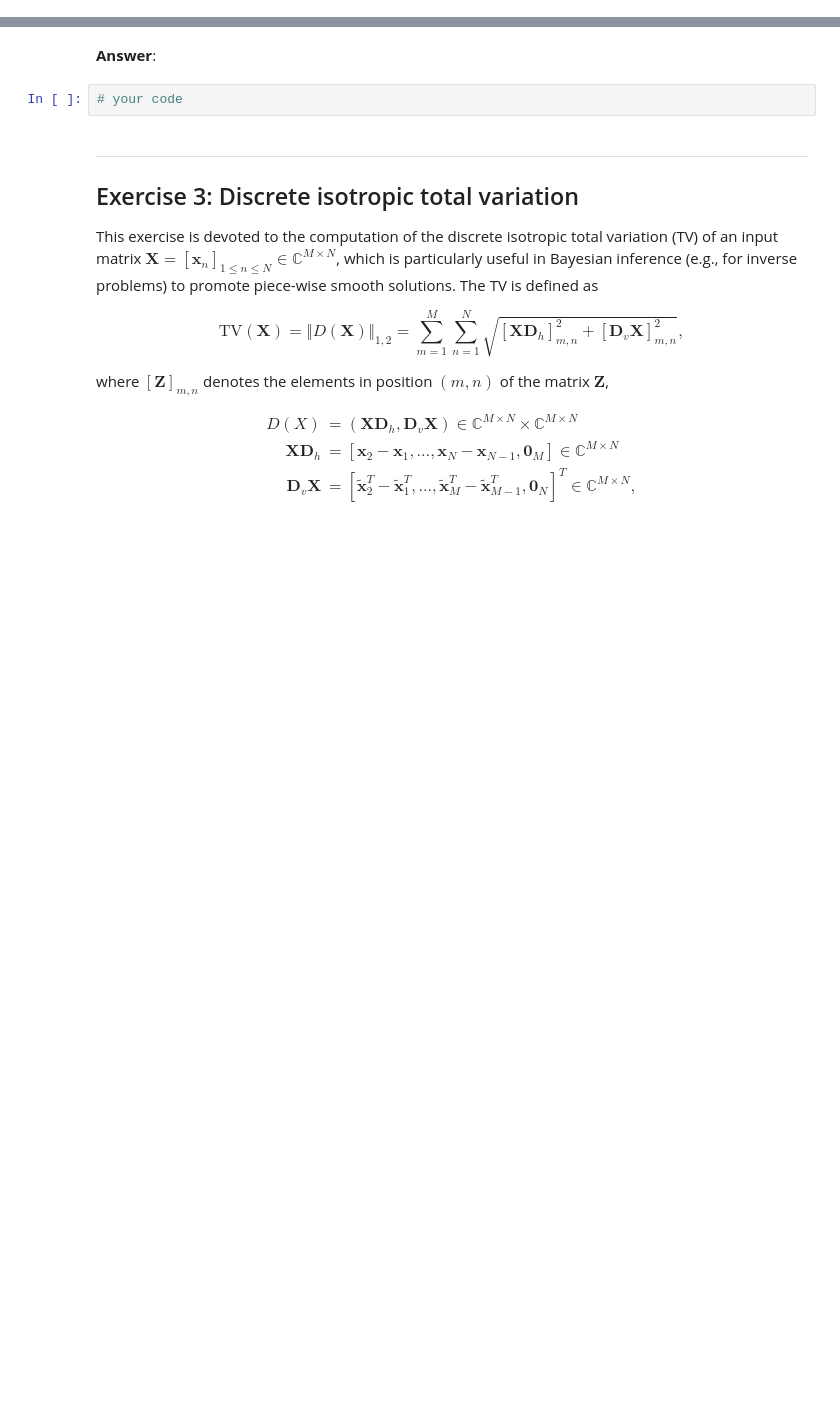
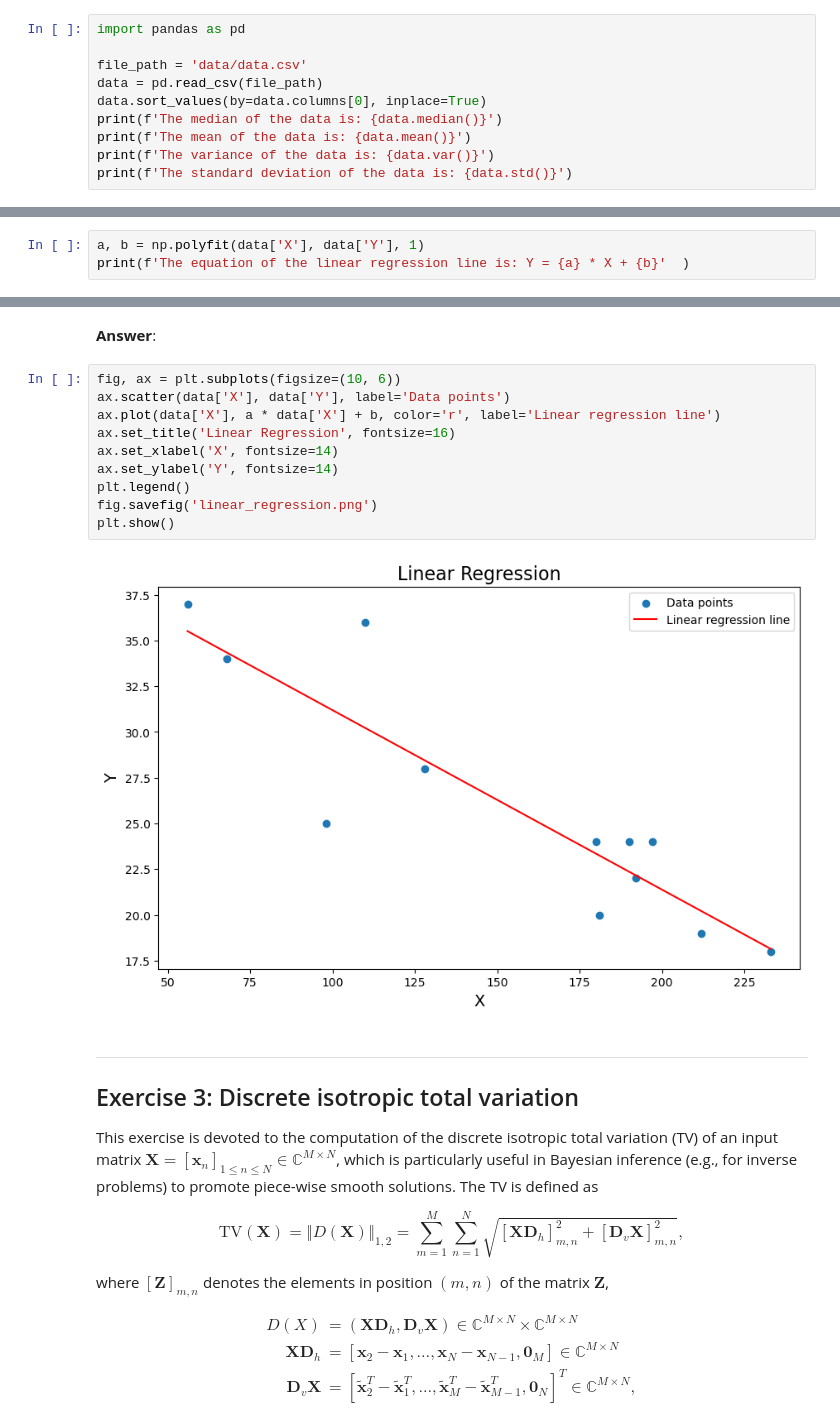
Before and after one commit to SerinaTraore/python_sdia, a Jupyter notebook: Labs/source/Lab2/lab2_final.ipynb, the cells around one changed output, grey strips where cells are left out. Drawn from its saved outputs; the diff is of its cells as text; blank space fills up the shorter version.

```diff
--- a/Labs/source/Lab2/lab2_final.ipynb
+++ b/Labs/source/Lab2/lab2_final.ipynb
@@ -156,0 +159,10 @@ print(data.head())
+# %%
+import pandas as pd
+
+file_path = 'data/data.csv'
+data = pd.read_csv(file_path)
+data.sort_values(by=data.columns[0], inplace=True)
+print(f'The median of the data is: {data.median()}')
+print(f'The mean of the data is: {data.mean()}')
+print(f'The variance of the data is: {data.var()}')
+print(f'The standard deviation of the data is: {data.std()}')
@@ -165,0 +189,3 @@ print(data.head())
+# %%
+a, b = np.polyfit(data['X'], data['Y'], 1)
+print(f'The equation of the linear regression line is: Y = {a} * X + {b}'  )
@@ -167,8 +195,18 @@ print(data.head())
 3\. Display the cloud of points and the regression line $Y = f(X)$ on the same figure. Save the figure in `.png` format.
 # %% [markdown]
 **Answer**:
-# %%
-# your code
+# %%
+fig, ax = plt.subplots(figsize=(10, 6))
+ax.scatter(data['X'], data['Y'], label='Data points')
+ax.plot(data['X'], a * data['X'] + b, color='r', label='Linear regression line')
+ax.set_title('Linear Regression', fontsize=16)
+ax.set_xlabel('X', fontsize=14)
+ax.set_ylabel('Y', fontsize=14)
+plt.legend()
+fig.savefig('linear_regression.png')
+plt.show()
+# %% [output]
+[figure, added]
 # %% [markdown]
 ---
 ## <a name="ex3">Exercise 3: Discrete isotropic total variation</a>
```
Also changed, not shown: parts of 9 cells of this notebook, 5 other files.
